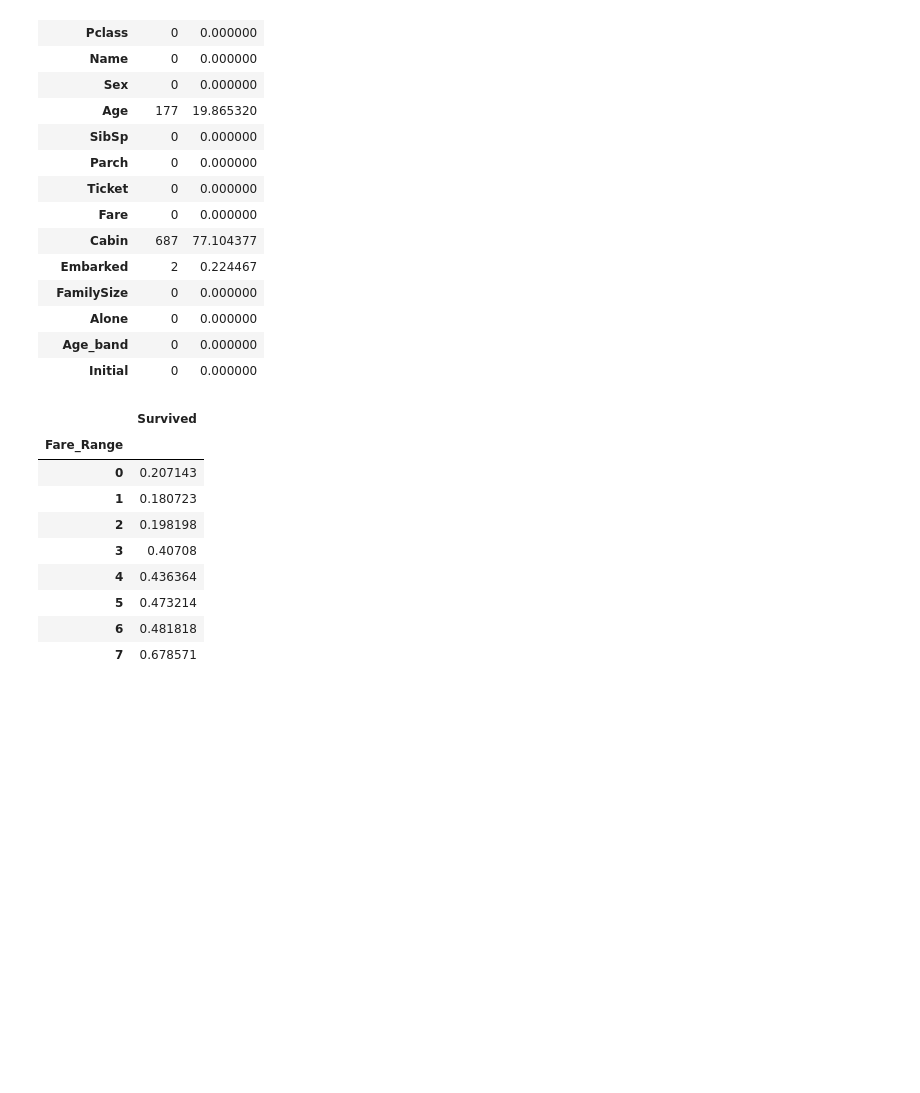
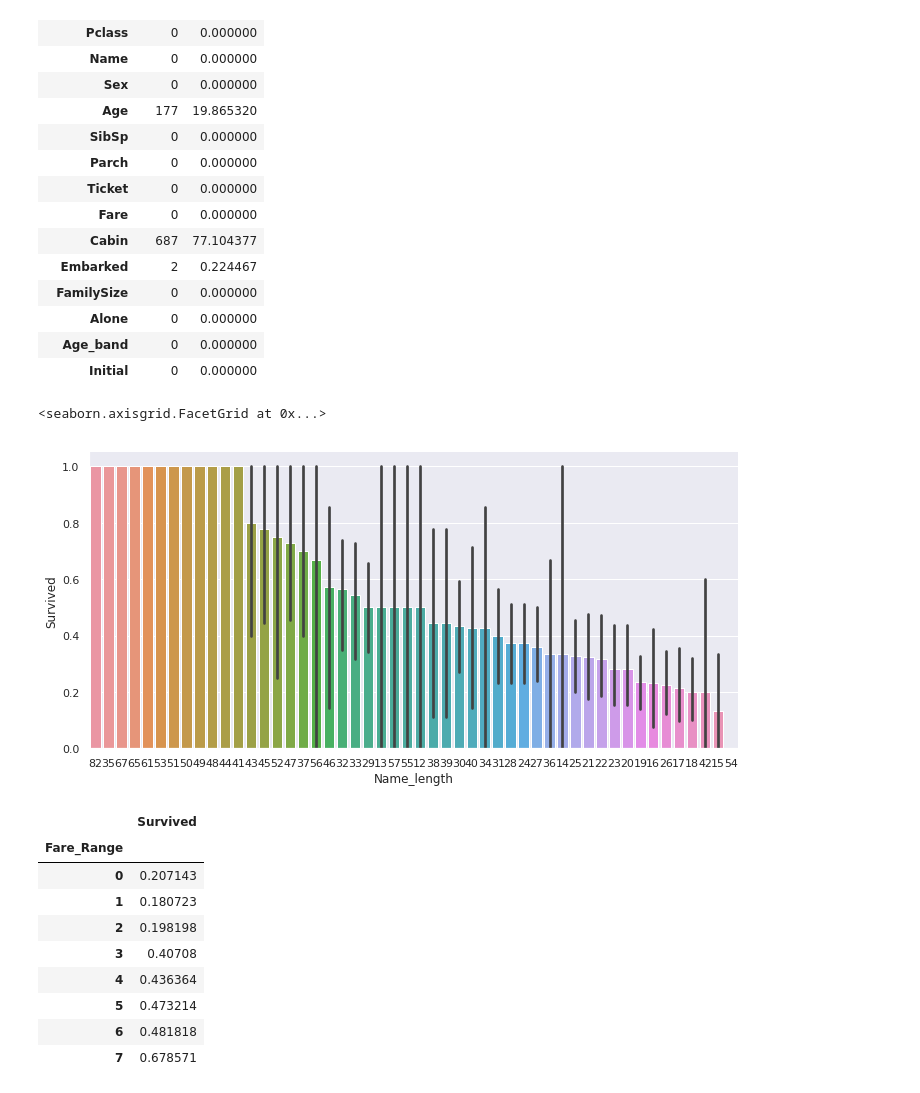
Before and after one commit to xcnkx/kaggle_titanic, a Jupyter notebook: notebooks/kaggle_titanic.ipynb, the cells around one changed output. Saved outputs shown, nothing was run; the diff lists cells and outputs as text; code cells hidden in the pictures; blank space fills up the shorter version.

```diff
--- a/notebooks/kaggle_titanic.ipynb
+++ b/notebooks/kaggle_titanic.ipynb
@@ -342,2 +345,9 @@ missing_table(train_df)
+# %%
+name_len = train_df[['Name_length', 'Survived']].groupby(['Name_length'], as_index=False).mean().sort_values(by='Survived', ascending=False)
+# %%
+sns.catplot(x='Name_length', y="Survived", data=train_df , kind="bar", order=name_len['Name_length'], aspect=2)
+# %% [output]
+<seaborn.axisgrid.FacetGrid at 0x...>
+[figure, added]
 # %%
 for data in [train_df, test_df]:
```
Also changed, not shown: parts of 27 cells of this notebook, 6 other files.
